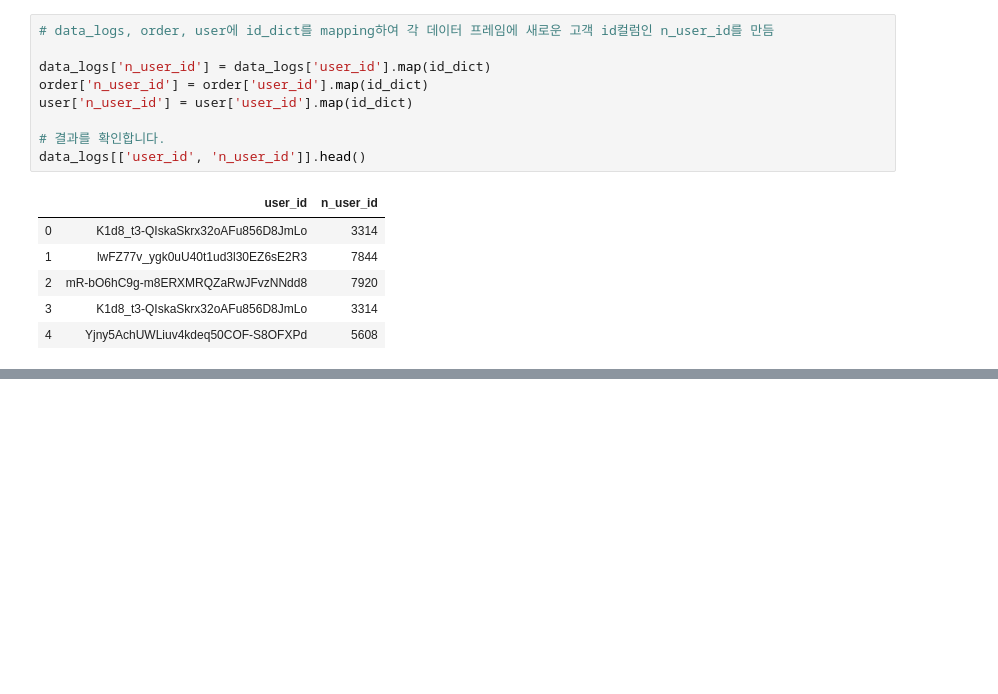
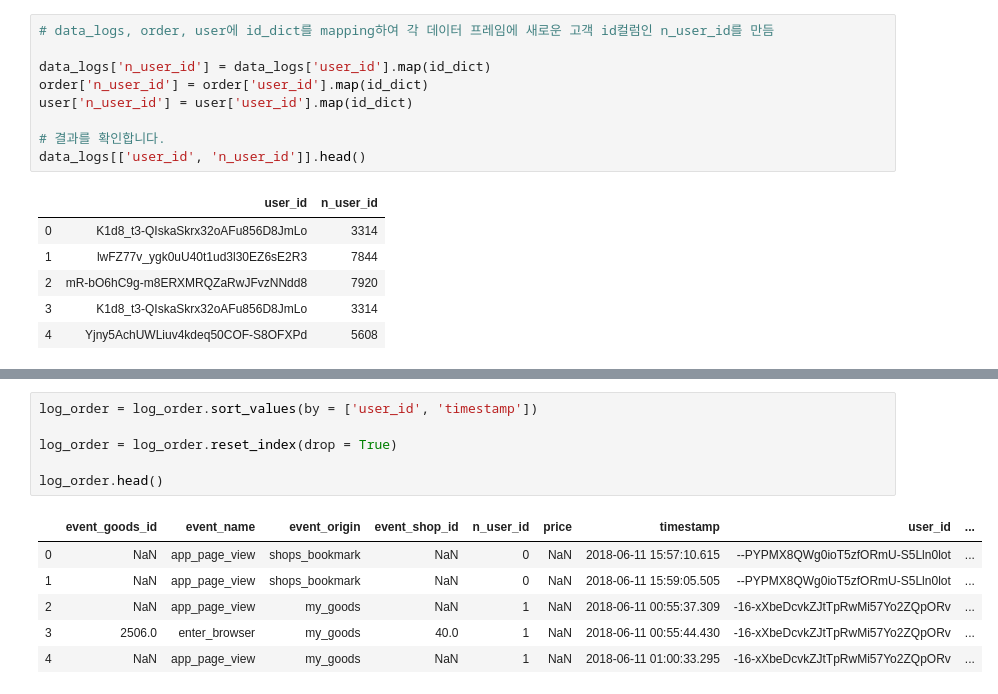
Before and after one commit to eunnyeong/data-analysis, a Jupyter notebook: zigzag_assignment.ipynb, the cells around one changed output, grey strips where cells are left out. Drawn from its saved outputs; the diff is of its cells as text; blank space fills up the shorter version.

```diff
--- a/zigzag_assignment.ipynb
+++ b/zigzag_assignment.ipynb
@@ -510,0 +624,13 @@ data_logs[['user_id', 'n_user_id']].head()
+# %%
+log_order = log_order.sort_values(by = ['user_id', 'timestamp'])
+
+log_order = log_order.reset_index(drop = True)
+
+log_order.head()
+# %% [output]
+|  | event_goods_id | event_name | event_origin | event_shop_id | n_user_id | price | timestamp | user_id | ... |
+| 0 | NaN | app_page_view | shops_bookmark | NaN | 0 | NaN | 2018-06-11 15:57:10.615 | --PYPMX8QWg0ioT5zfORmU-S5Lln0lot | ... |
+| 1 | NaN | app_page_view | shops_bookmark | NaN | 0 | NaN | 2018-06-11 15:59:05.505 | --PYPMX8QWg0ioT5zfORmU-S5Lln0lot | ... |
+| 2 | NaN | app_page_view | my_goods | NaN | 1 | NaN | 2018-06-11 00:55:37.309 | -16-xXbeDcvkZJtTpRwMi57Yo2ZQpORv | ... |
+| 3 | 2506.0 | enter_browser | my_goods | 40.0 | 1 | NaN | 2018-06-11 00:55:44.430 | -16-xXbeDcvkZJtTpRwMi57Yo2ZQpORv | ... |
+| 4 | NaN | app_page_view | my_goods | NaN | 1 | NaN | 2018-06-11 01:00:33.295 | -16-xXbeDcvkZJtTpRwMi57Yo2ZQpORv | ... |
```
Also changed, not shown: parts of 8 cells of this notebook.
